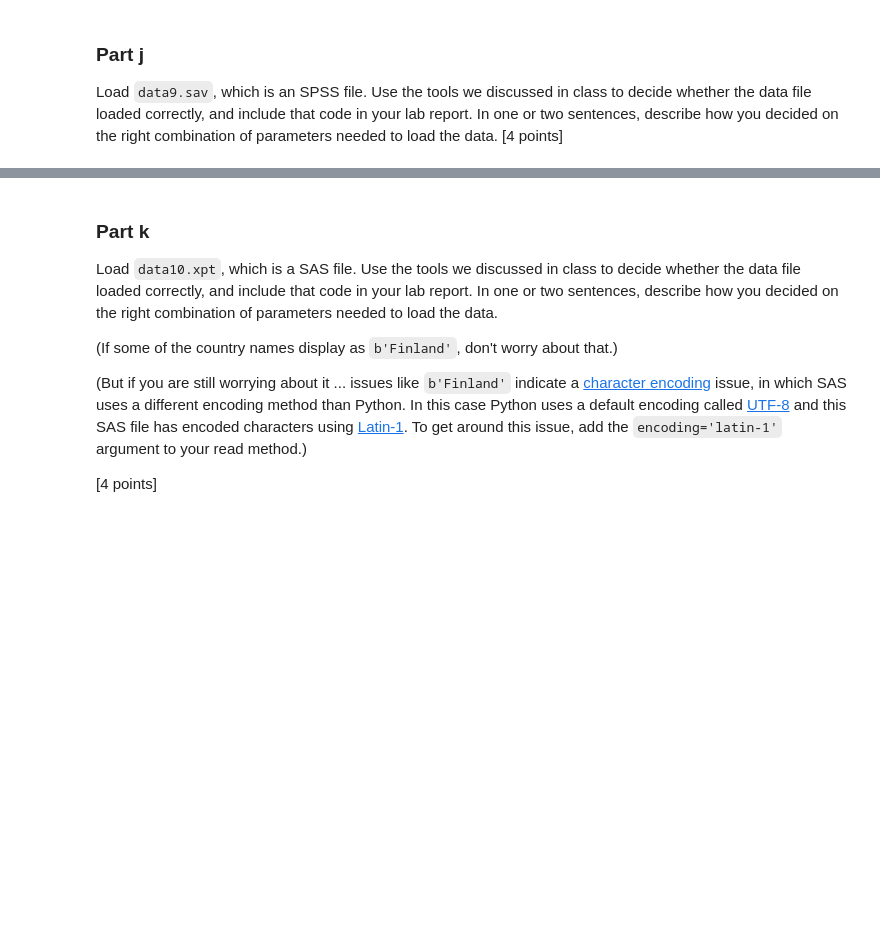
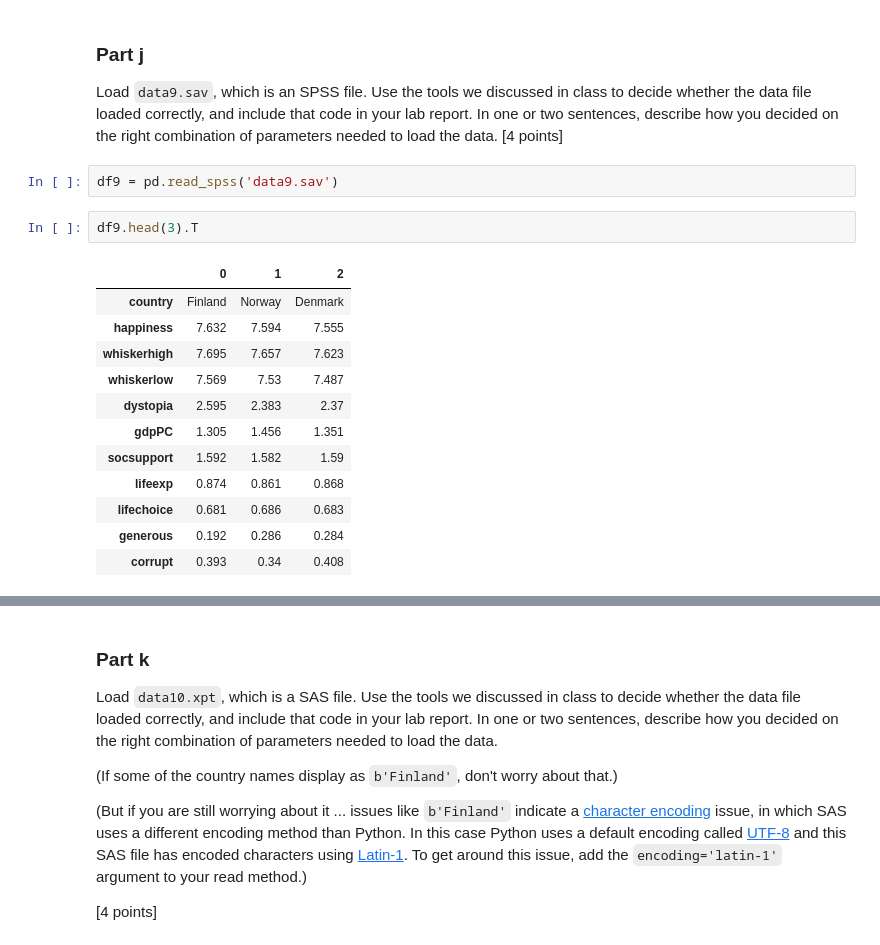
Before and after one commit to rde6mn/DS6001-lab2, a Jupyter notebook: labassignment2.ipynb, the cells around one changed output, grey strips where cells are left out. Cells and saved outputs as stored; diff of their text form; blank space fills up the shorter version.

```diff
--- a/labassignment2.ipynb
+++ b/labassignment2.ipynb
@@ -271,3 +510,20 @@ Load `data8.dta`, which is a Stata 13 file. Use the tools we discussed in class
 # %% [markdown]
 ### Part j
 Load `data9.sav`, which is an SPSS file. Use the tools we discussed in class to decide whether the data file loaded correctly, and include that code in your lab report. In one or two sentences, describe how you decided on the right combination of parameters needed to load the data. [4 points]
+# %%
+df9 = pd.read_spss('data9.sav')
+# %%
+df9.head(3).T
+# %% [output]
+|  | 0 | 1 | 2 |
+| country | Finland | Norway | Denmark |
+| happiness | 7.632 | 7.594 | 7.555 |
+| whiskerhigh | 7.695 | 7.657 | 7.623 |
+| whiskerlow | 7.569 | 7.53 | 7.487 |
+| dystopia | 2.595 | 2.383 | 2.37 |
+| gdpPC | 1.305 | 1.456 | 1.351 |
+| socsupport | 1.592 | 1.582 | 1.59 |
+| lifeexp | 0.874 | 0.861 | 0.868 |
+| lifechoice | 0.681 | 0.686 | 0.683 |
+| generous | 0.192 | 0.286 | 0.284 |
+| corrupt | 0.393 | 0.34 | 0.408 |
```
Also changed, not shown: parts of 16 cells of this notebook.
